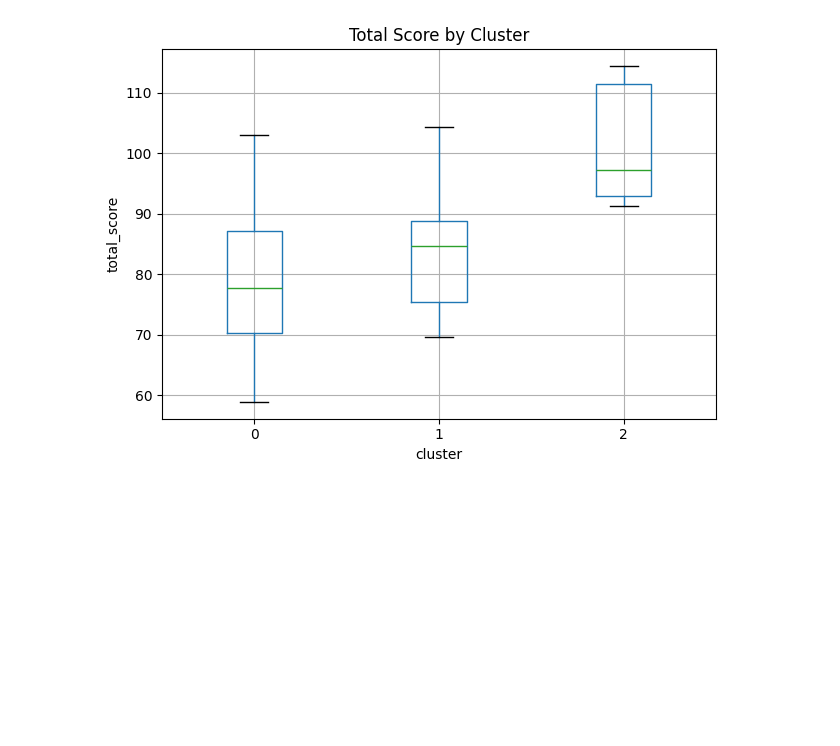
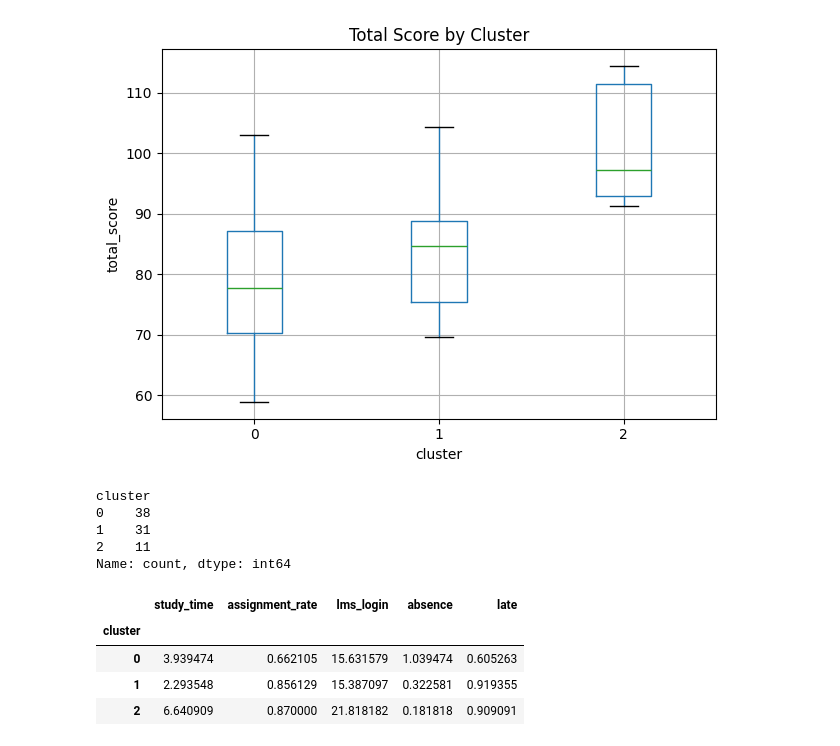
Before and after one commit to JunBeul/edutech-risk-prediction, a Jupyter notebook: notebook/01_eda.ipynb, the cells around one changed output. Drawn from its saved outputs; the diff is of its cells as text; code cells hidden in the pictures; blank space fills up the shorter version.

Commit message:
feat: add KMeans clustering results with exported figures and cluster summaries

```diff
--- a/notebook/01_eda.ipynb
+++ b/notebook/01_eda.ipynb
@@ -314,4 +314,19 @@ plt.show()
 saved: ..\reports\figures\kmeans_boxplot_total_score_by_cluster.png
 <Figure size 640x480 with 0 Axes>
 [figure]
+# %%
+print(df["cluster"].value_counts())
+
+df.groupby("cluster")[features].mean()
+# %% [output]
+cluster
+0    38
+1    31
+2    11
+Name: count, dtype: int64
+|  | study_time | assignment_rate | lms_login | absence | late |
+| cluster |  |  |  |  |  |
+| 0 | 3.939474 | 0.662105 | 15.631579 | 1.039474 | 0.605263 |
+| 1 | 2.293548 | 0.856129 | 15.387097 | 0.322581 | 0.919355 |
+| 2 | 6.640909 | 0.870000 | 21.818182 | 0.181818 | 0.909091 |
 # %% [markdown]
```
Also changed, not shown: parts of 1 cell of this notebook.
